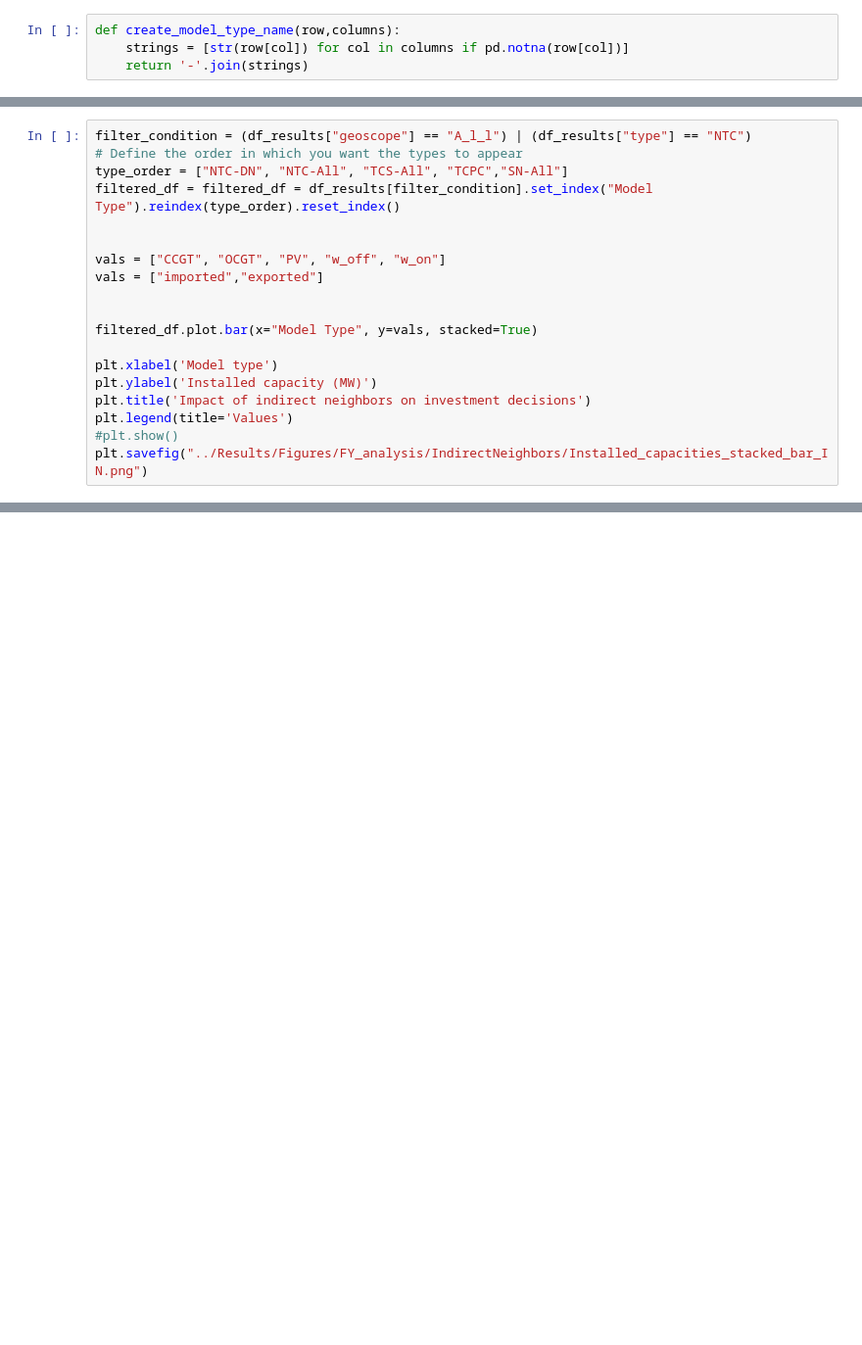
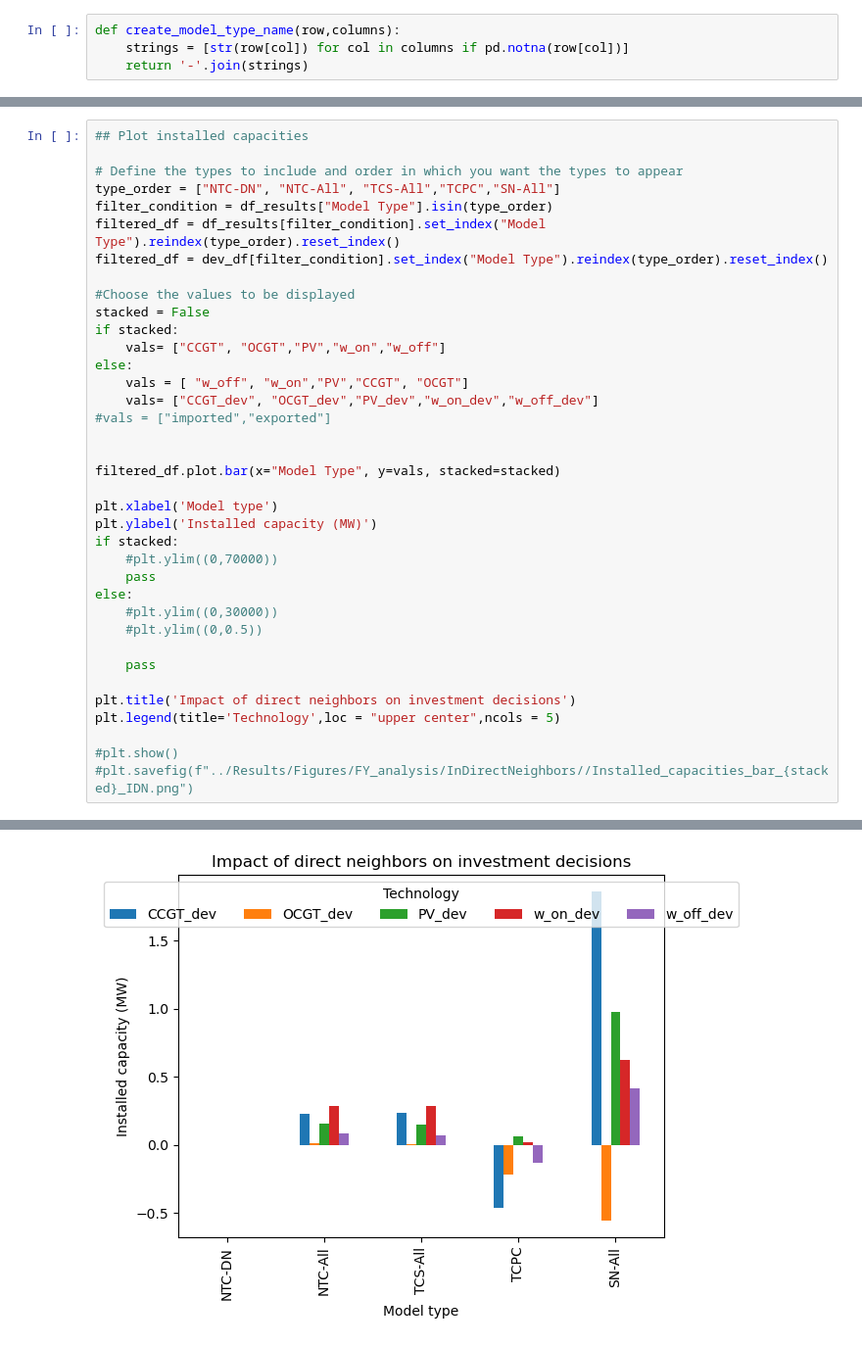
Before and after one commit to KristofPhillips95/ImportExport, a Jupyter notebook: analysis_scripts/IndirectNeighbors.ipynb, the cells around one changed output, grey strips where cells are left out. Shown at 98% size. Drawn from its saved outputs; the diff is of its cells as text; blank space fills up the shorter version.

```diff
--- a/analysis_scripts/IndirectNeighbors.ipynb
+++ b/analysis_scripts/IndirectNeighbors.ipynb
@@ -35,22 +100,3 @@ name_map = {
 
 }
 df_results['Model Type'] = df_results["name"].replace(name_map)
-# %%
-filter_condition = (df_results["geoscope"] == "A_l_l") | (df_results["type"] == "NTC")
-# Define the order in which you want the types to appear
-type_order = ["NTC-DN", "NTC-All", "TCS-All", "TCPC","SN-All"]
-filtered_df = filtered_df = df_results[filter_condition].set_index("Model Type").reindex(type_order).reset_index()
-
-
-vals = ["CCGT", "OCGT", "PV", "w_off", "w_on"]
-vals = ["imported","exported"]
-
-
-filtered_df.plot.bar(x="Model Type", y=vals, stacked=True)
-
-plt.xlabel('Model type')
-plt.ylabel('Installed capacity (MW)')
-plt.title('Impact of indirect neighbors on investment decisions')
-plt.legend(title='Values')
-#plt.show()
-plt.savefig("../Results/Figures/FY_analysis/IndirectNeighbors/Installed_capacities_stacked_bar_IN.png")
@@ -58,0 +157,38 @@ plt.savefig("../Results/Figures/FY_analysis/IndirectNeighbors/Installed_capaciti
+# %%
+## Plot installed capacities
+
+# Define the types to include and order in which you want the types to appear
+type_order = ["NTC-DN", "NTC-All", "TCS-All","TCPC","SN-All"]
+filter_condition = df_results["Model Type"].isin(type_order)
+filtered_df = df_results[filter_condition].set_index("Model Type").reindex(type_order).reset_index()
+filtered_df = dev_df[filter_condition].set_index("Model Type").reindex(type_order).reset_index()
+
+#Choose the values to be displayed
+stacked = False
+if stacked:
+    vals= ["CCGT", "OCGT","PV","w_on","w_off"]
+else:
+    vals = [ "w_off", "w_on","PV","CCGT", "OCGT"]
+    vals= ["CCGT_dev", "OCGT_dev","PV_dev","w_on_dev","w_off_dev"]
+#vals = ["imported","exported"]
+
+
+filtered_df.plot.bar(x="Model Type", y=vals, stacked=stacked)
+
+plt.xlabel('Model type')
+plt.ylabel('Installed capacity (MW)')
+if stacked:
+    #plt.ylim((0,70000))
+    pass
+else:
+    #plt.ylim((0,30000))
+    #plt.ylim((0,0.5))
+
+    pass
+
+plt.title('Impact of direct neighbors on investment decisions')
+plt.legend(title='Technology',loc = "upper center",ncols = 5)
+
+#plt.show()
+#plt.savefig(f"../Results/Figures/FY_analysis/InDirectNeighbors//Installed_capacities_bar_{stacked}_IDN.png")
+# %% [output]
@@ -58,0 +196 @@ plt.savefig("../Results/Figures/FY_analysis/IndirectNeighbors/Installed_capaciti
+[figure, added]
```
Also changed, not shown: parts of 11 cells of this notebook, 1 other file.
